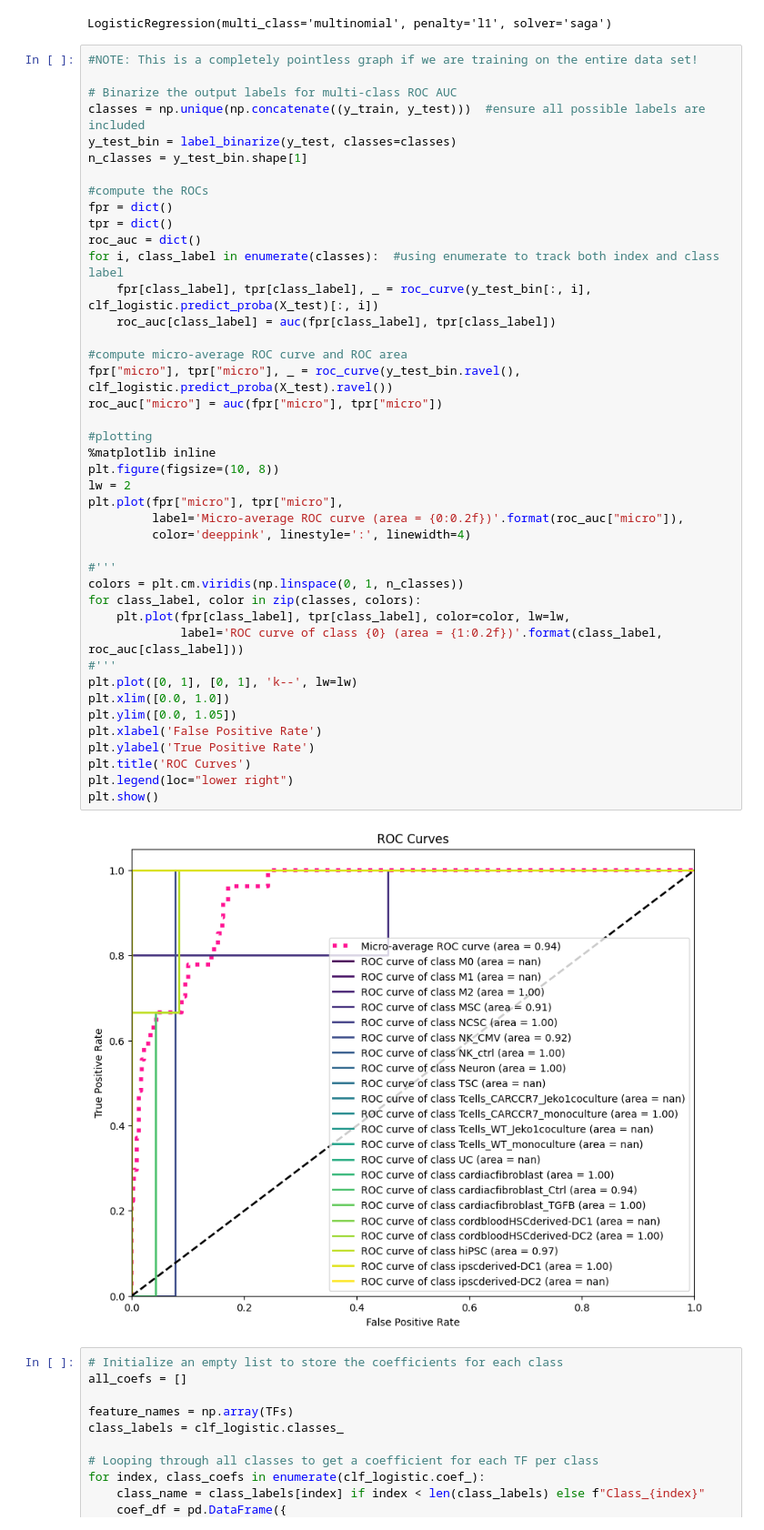
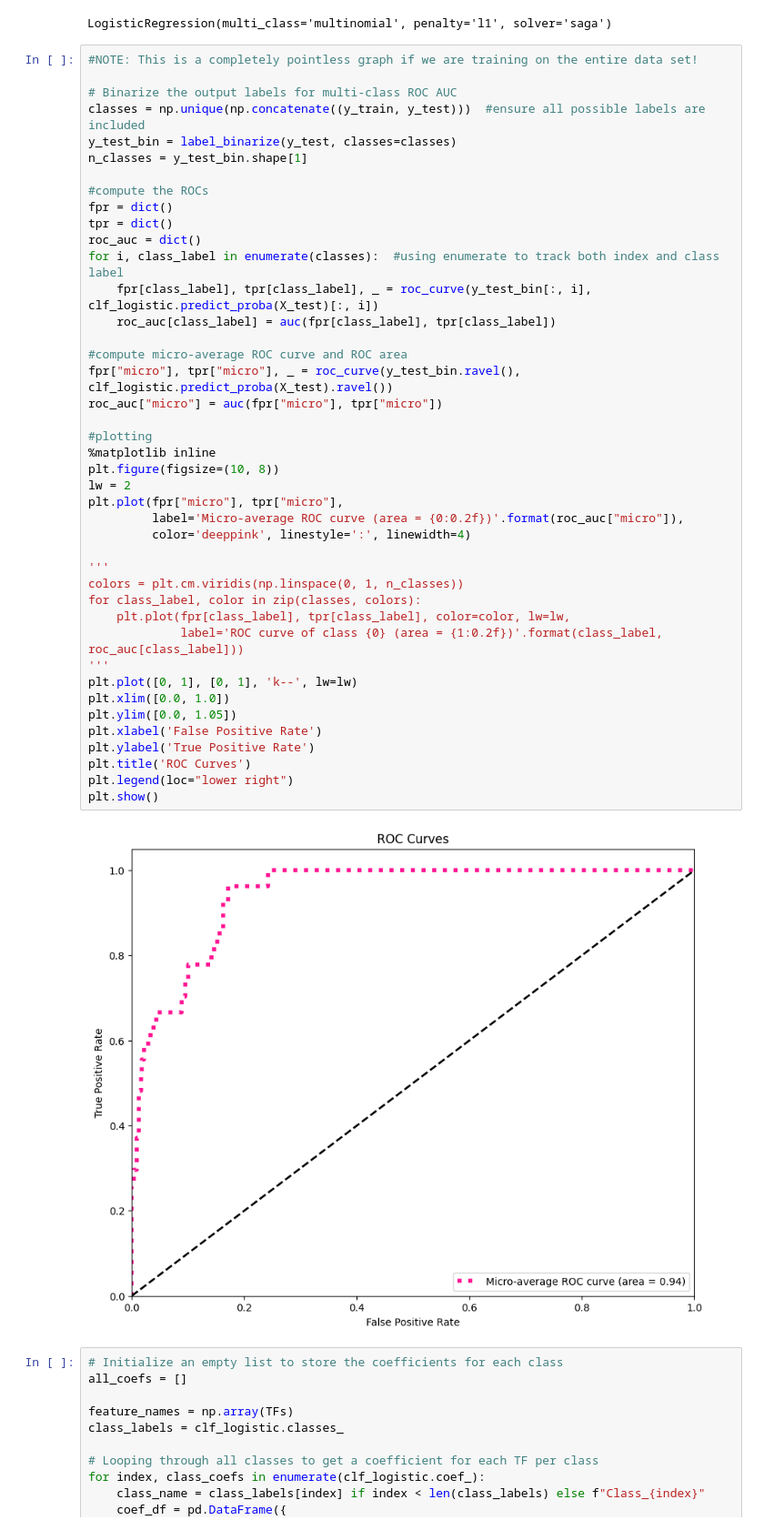
Before and after one commit to TruongLab/Factoromer, a Jupyter notebook: ML.ipynb, the cells around one changed output. Shown at 91% size. Cells and saved outputs as stored; diff of their text form.

```diff
--- a/ML.ipynb
+++ b/ML.ipynb
@@ -371,36 +371,36 @@ tpr = dict()
 roc_auc = dict()
 for i, class_label in enumerate(classes):  #using enumerate to track both index and class label
     fpr[class_label], tpr[class_label], _ = roc_curve(y_test_bin[:, i], clf_logistic.predict_proba(X_test)[:, i])
     roc_auc[class_label] = auc(fpr[class_label], tpr[class_label])
 
 #compute micro-average ROC curve and ROC area
 fpr["micro"], tpr["micro"], _ = roc_curve(y_test_bin.ravel(), clf_logistic.predict_proba(X_test).ravel())
 roc_auc["micro"] = auc(fpr["micro"], tpr["micro"])
 
 #plotting
 %matplotlib inline
 plt.figure(figsize=(10, 8))
 lw = 2
 plt.plot(fpr["micro"], tpr["micro"],
          label='Micro-average ROC curve (area = {0:0.2f})'.format(roc_auc["micro"]),
          color='deeppink', linestyle=':', linewidth=4)
 
-#'''
+'''
 colors = plt.cm.viridis(np.linspace(0, 1, n_classes))
 for class_label, color in zip(classes, colors):
     plt.plot(fpr[class_label], tpr[class_label], color=color, lw=lw,
              label='ROC curve of class {0} (area = {1:0.2f})'.format(class_label, roc_auc[class_label]))
-#'''
+'''
 plt.plot([0, 1], [0, 1], 'k--', lw=lw)
 plt.xlim([0.0, 1.0])
 plt.ylim([0.0, 1.05])
 plt.xlabel('False Positive Rate')
 plt.ylabel('True Positive Rate')
 plt.title('ROC Curves')
 plt.legend(loc="lower right")
 plt.show()
 # %% [output]
-[figure, old version]
+[figure, new version]
 # %%
 # Initialize an empty list to store the coefficients for each class
 all_coefs = []
```
Also changed, not shown: parts of 1 cell of this notebook, 1 other file.
